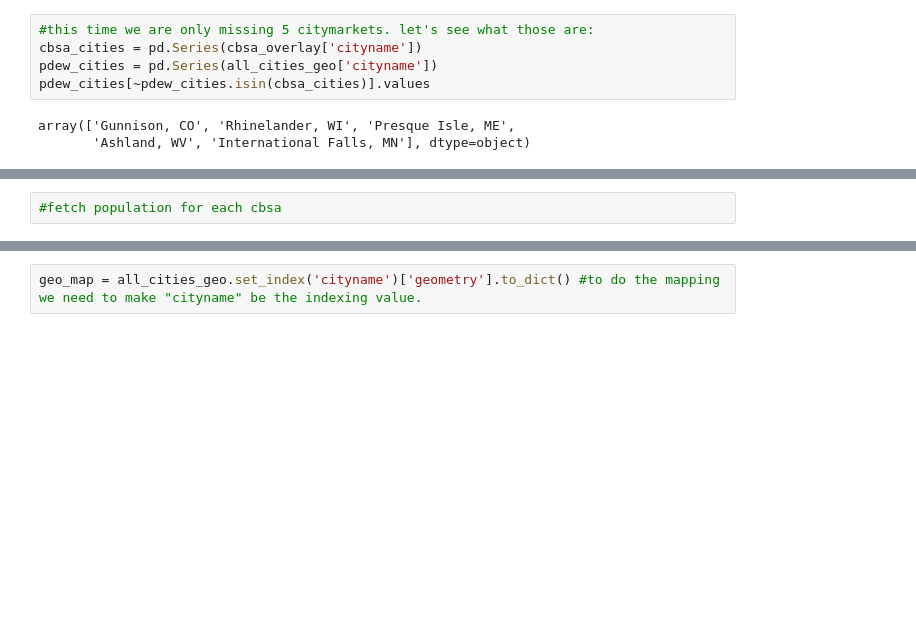
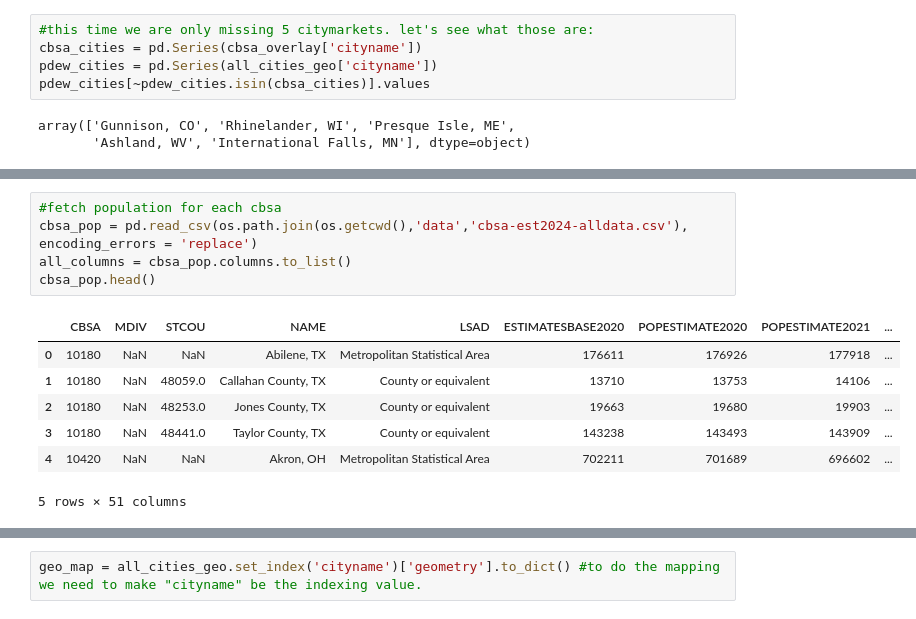
Before and after one commit to olublin/PDEW_Predict, a Jupyter notebook: PDEW_model.ipynb, the cells around one changed output, grey strips where cells are left out. Cells and saved outputs as stored; diff of their text form; blank space fills up the shorter version.

```diff
--- a/PDEW_model.ipynb
+++ b/PDEW_model.ipynb
@@ -170,3 +171,14 @@ cbsa_overlay.head()
 | 4 | Austin, TX | None | 12420 | 12420 | 310M700US12420 | Austin-Round Rock-San Marcos, TX | Austin-Round Rock-San Marcos, TX ... | M1 | 1 | G3110 | 10929182221 | ... |
 # %%
 #fetch population for each cbsa
+cbsa_pop = pd.read_csv(os.path.join(os.getcwd(),'data','cbsa-est2024-alldata.csv'), encoding_errors = 'replace')
+all_columns = cbsa_pop.columns.to_list()
+cbsa_pop.head()
+# %% [output]
+|  | CBSA | MDIV | STCOU | NAME | LSAD | ESTIMATESBASE2020 | POPESTIMATE2020 | POPESTIMATE2021 | ... |
+| 0 | 10180 | NaN | NaN | Abilene, TX | Metropolitan Statistical Area | 176611 | 176926 | 177918 | ... |
+| 1 | 10180 | NaN | 48059.0 | Callahan County, TX | County or equivalent | 13710 | 13753 | 14106 | ... |
+| 2 | 10180 | NaN | 48253.0 | Jones County, TX | County or equivalent | 19663 | 19680 | 19903 | ... |
+| 3 | 10180 | NaN | 48441.0 | Taylor County, TX | County or equivalent | 143238 | 143493 | 143909 | ... |
+| 4 | 10420 | NaN | NaN | Akron, OH | Metropolitan Statistical Area | 702211 | 701689 | 696602 | ... |
+5 rows × 51 columns
```
Also changed, not shown: parts of 12 cells of this notebook.
